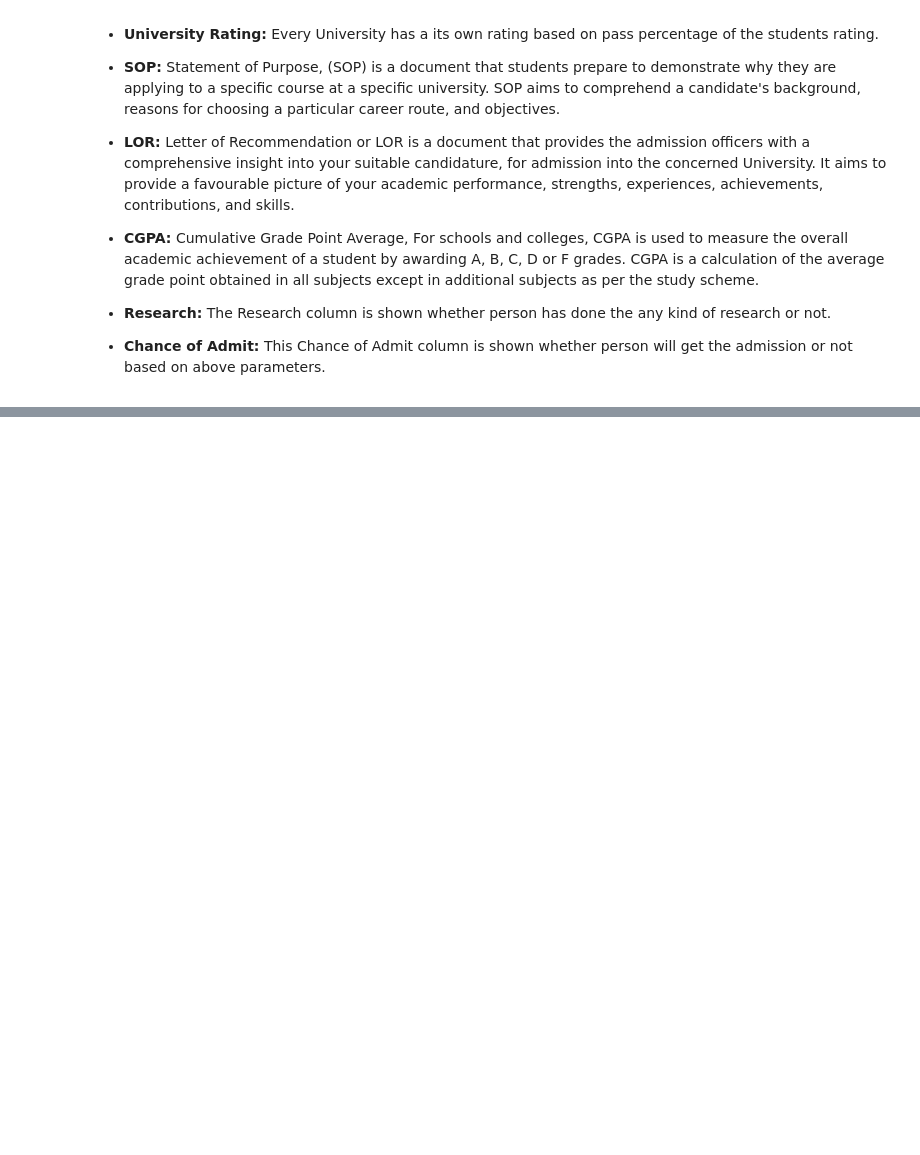
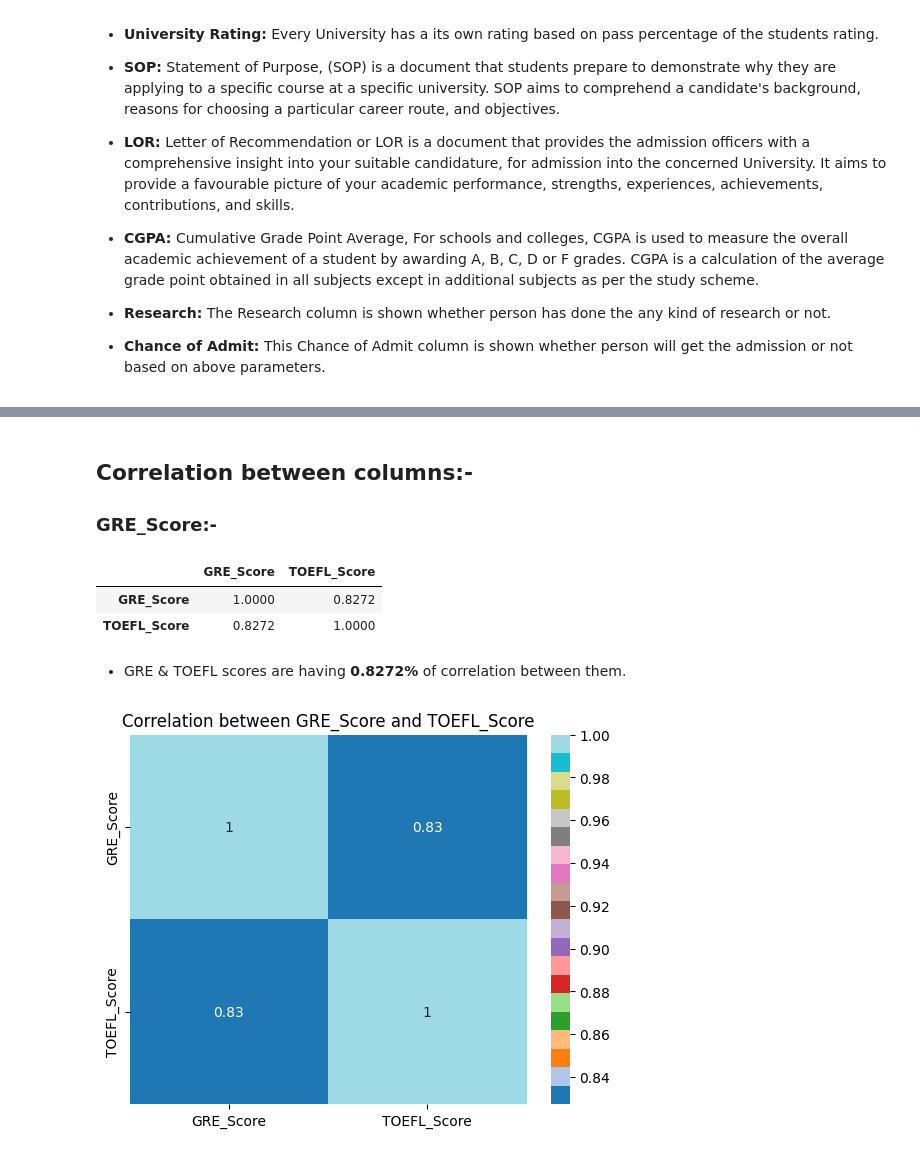
Before and after one commit to manojkumar211/admission-predict, a Jupyter notebook: experiment/admission.ipynb, the cells around one changed output, grey strips where cells are left out. Saved outputs shown, nothing was run; the diff lists cells and outputs as text; code cells hidden in the pictures; blank space fills up the shorter version.

```diff
--- a/experiment/admission.ipynb
+++ b/experiment/admission.ipynb
@@ -25,6 +25,8 @@ ds.head()
 | 2 | 3 | 316 | 104 | 3 | 3.0 | 3.5 | 8.00 | 1 | ... |
 | 3 | 4 | 322 | 110 | 3 | 3.5 | 2.5 | 8.67 | 1 | ... |
 | 4 | 5 | 314 | 103 | 2 | 2.0 | 3.0 | 8.21 | 0 | ... |
+# %%
+ds=ds.rename(columns={'GRE Score':'GRE_Score','TOEFL Score':'TOEFL_Score','University Rating':'University_Rating','LOR ':'LOR','Chance of Admit ':'Chance_of_Admit'})
 # %%
 ds.shape
 # %% [output]
@@ -65,0 +96,17 @@ ds.columns.to_list()
+# %% [markdown]
+## Correlation between columns:-
+### GRE_Score:-
+# %%
+ds[['GRE_Score','TOEFL_Score']].corr()
+# %% [output]
+|  | GRE_Score | TOEFL_Score |
+| GRE_Score | 1.0000 | 0.8272 |
+| TOEFL_Score | 0.8272 | 1.0000 |
+# %% [markdown]
+- GRE & TOEFL scores are having **0.8272%** of correlation between them.
+# %%
+sns.heatmap(data=ds[['GRE_Score','TOEFL_Score']].corr(),cmap='tab20',annot=True)
+plt.title("Correlation between GRE_Score and TOEFL_Score")
+plt.show()
+# %% [output]
+[figure, added]
```
Also changed, not shown: parts of 43 cells of this notebook, 3 other files.
